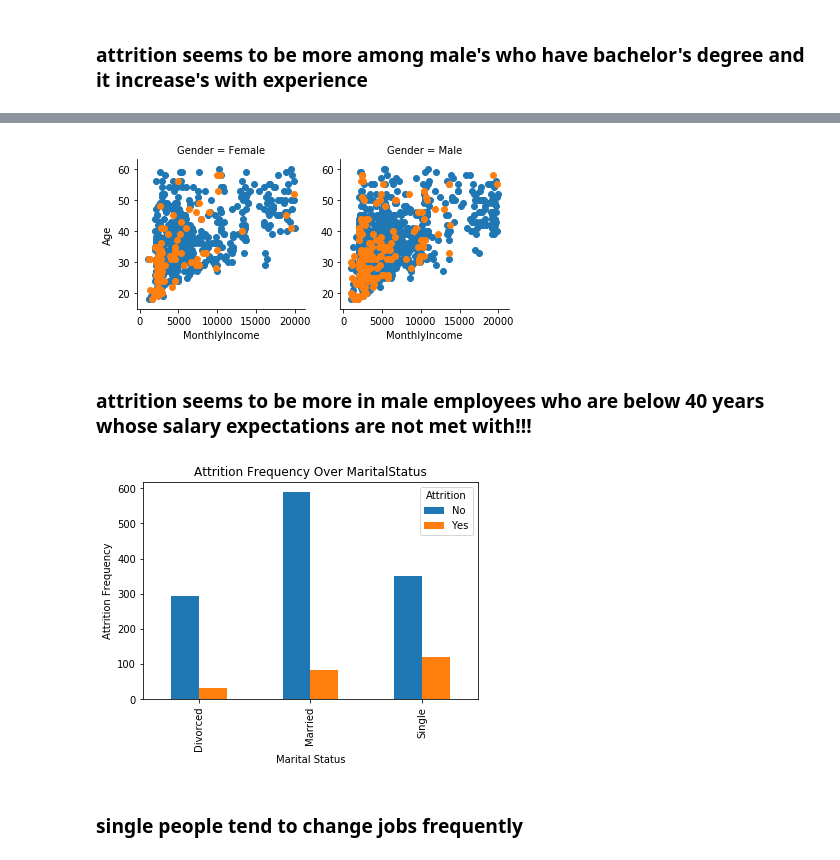
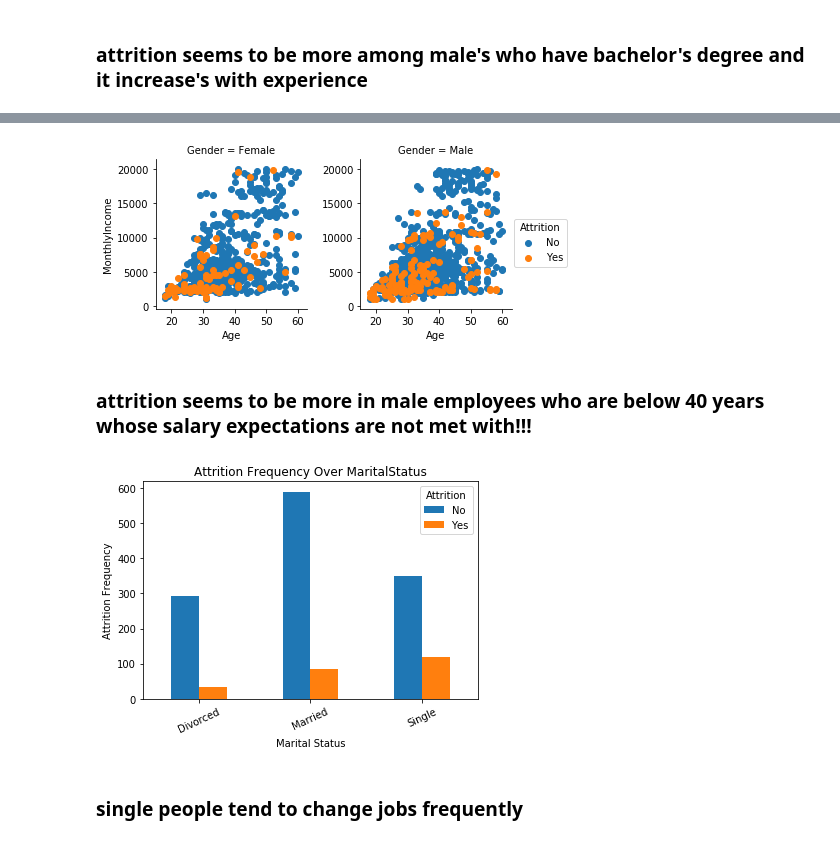
Before and after one commit to suhasinipallai/HR_Attrition_Performance, a Jupyter notebook: Final_Analysis_Modeling.ipynb, the cells around one changed output, grey strips where cells are left out. Drawn from its saved outputs; the diff is of its cells as text; code cells hidden in the pictures.

```diff
--- a/Final_Analysis_Modeling.ipynb
+++ b/Final_Analysis_Modeling.ipynb
@@ -202,16 +219,19 @@ sns.factorplot(data=hr_desc,x='Attrition',y='YearsAtCompany', hue ='Gender',col
 # %%
-g =sns.FacetGrid(data=hr_desc,col='Gender',hue='Attrition');
-g.map(plt.scatter,'MonthlyIncome','Age');
+g =sns.FacetGrid(data=hr_desc,col='Gender',hue='Attrition',legend_out=True);
+g = (g.map(plt.scatter,'Age','MonthlyIncome').add_legend());
+g.savefig('monthlyincomevsage')
 # %% [output]
-[figure, old version]
+[figure, new version]
 # %% [markdown]
 ### attrition seems to be more in male employees who are below 40 years whose salary expectations are not met with!!!
 # %%
 pd.crosstab(hr_desc.MaritalStatus,hr_desc.Attrition).plot(kind='bar');
 plt.title("Attrition Frequency Over MaritalStatus");
+plt.xticks(rotation=25);
 plt.xlabel('Marital Status');
 plt.ylabel('Attrition Frequency');
+plt.savefig('attritionvsmaritalstatus')
 # %% [output]
-[figure, old version]
+[figure, new version]
 # %% [markdown]
 ### single people tend to change jobs frequently
```
Also changed, not shown: parts of 18 cells of this notebook.
